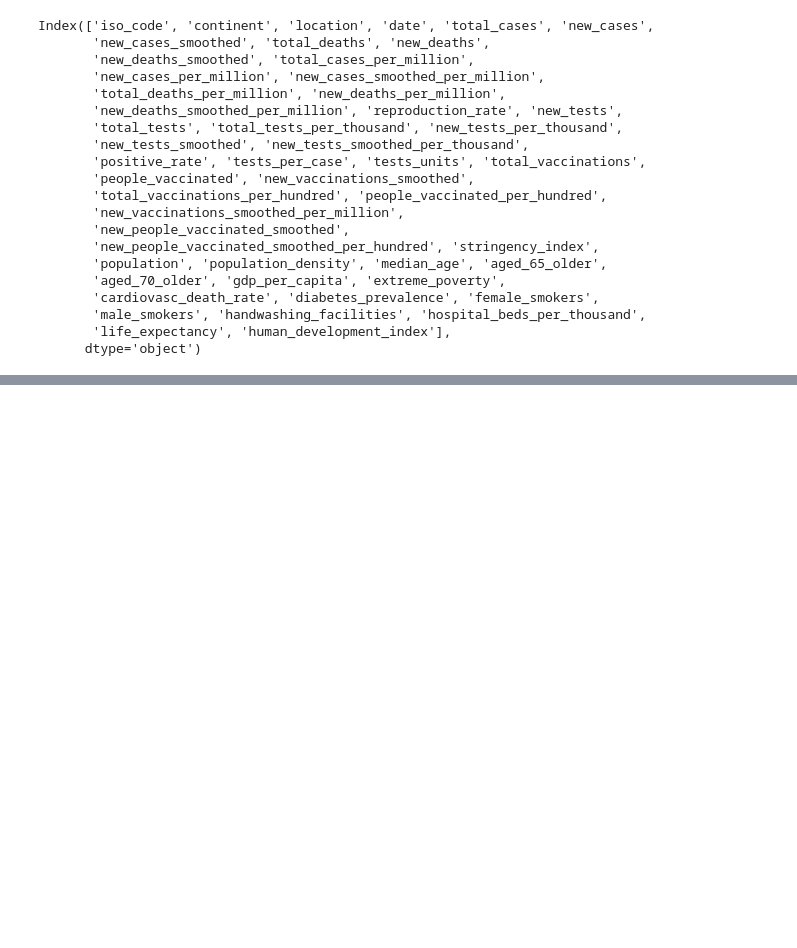
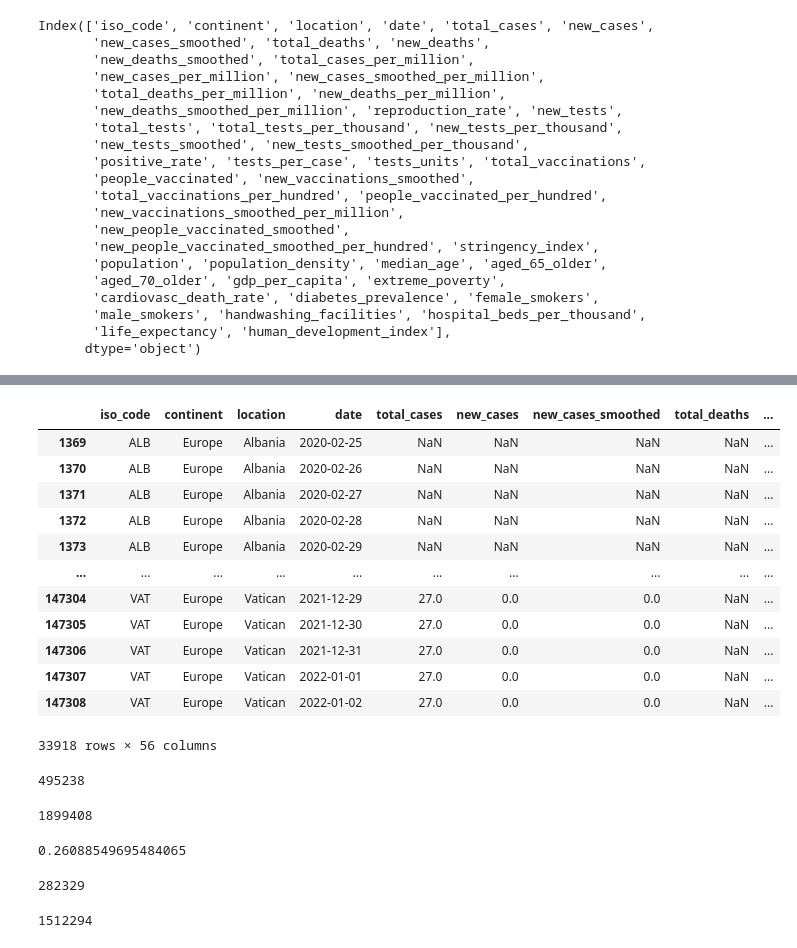
Before and after one commit to htuteja04/practice, a Jupyter notebook: Pandas/Practice_2.ipynb, the cells around one changed output, grey strips where cells are left out. Drawn from its saved outputs; the diff is of its cells as text; code cells hidden in the pictures; blank space fills up the shorter version.

```diff
--- a/Pandas/Practice_2.ipynb
+++ b/Pandas/Practice_2.ipynb
@@ -485,0 +495,36 @@ Asia_df_new.groupby('location')[['population', 'median_age', 'life_expectancy',
+# %%
+Europe_df_new
+# %% [output]
+|  | iso_code | continent | location | date | total_cases | new_cases | new_cases_smoothed | total_deaths | ... |
+| 1369 | ALB | Europe | Albania | 2020-02-25 | NaN | NaN | NaN | NaN | ... |
+| 1370 | ALB | Europe | Albania | 2020-02-26 | NaN | NaN | NaN | NaN | ... |
+| 1371 | ALB | Europe | Albania | 2020-02-27 | NaN | NaN | NaN | NaN | ... |
+| 1372 | ALB | Europe | Albania | 2020-02-28 | NaN | NaN | NaN | NaN | ... |
+| 1373 | ALB | Europe | Albania | 2020-02-29 | NaN | NaN | NaN | NaN | ... |
+| ... | ... | ... | ... | ... | ... | ... | ... | ... | ... |
+| 147304 | VAT | Europe | Vatican | 2021-12-29 | 27.0 | 0.0 | 0.0 | NaN | ... |
+| 147305 | VAT | Europe | Vatican | 2021-12-30 | 27.0 | 0.0 | 0.0 | NaN | ... |
+| 147306 | VAT | Europe | Vatican | 2021-12-31 | 27.0 | 0.0 | 0.0 | NaN | ... |
+| 147307 | VAT | Europe | Vatican | 2022-01-01 | 27.0 | 0.0 | 0.0 | NaN | ... |
+| 147308 | VAT | Europe | Vatican | 2022-01-02 | 27.0 | 0.0 | 0.0 | NaN | ... |
+33918 rows × 56 columns
+# %%
+Europe_df_new.isna().sum().sum()
+# %% [output]
+495238
+# %%
+Europe_df_new.size
+# %% [output]
+1899408
+# %%
+495528/1899408 #percentage of missing values
+# %% [output]
+0.26088549695484065
+# %%
+Africa_df_new.isna().sum().sum()
+# %% [output]
+282329
+# %%
+Africa_df_new.size
+# %% [output]
+1512294
```
Also changed, not shown: parts of 20 cells of this notebook.
